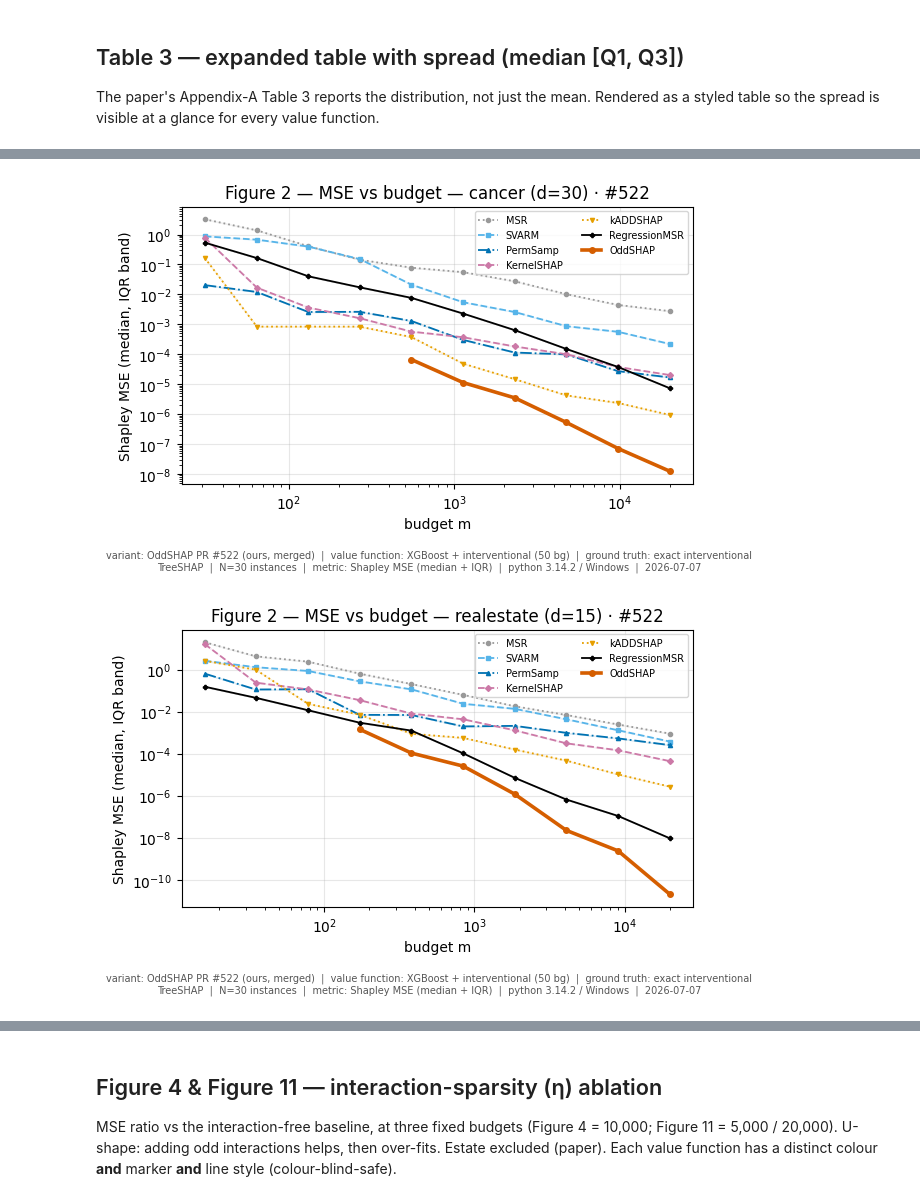
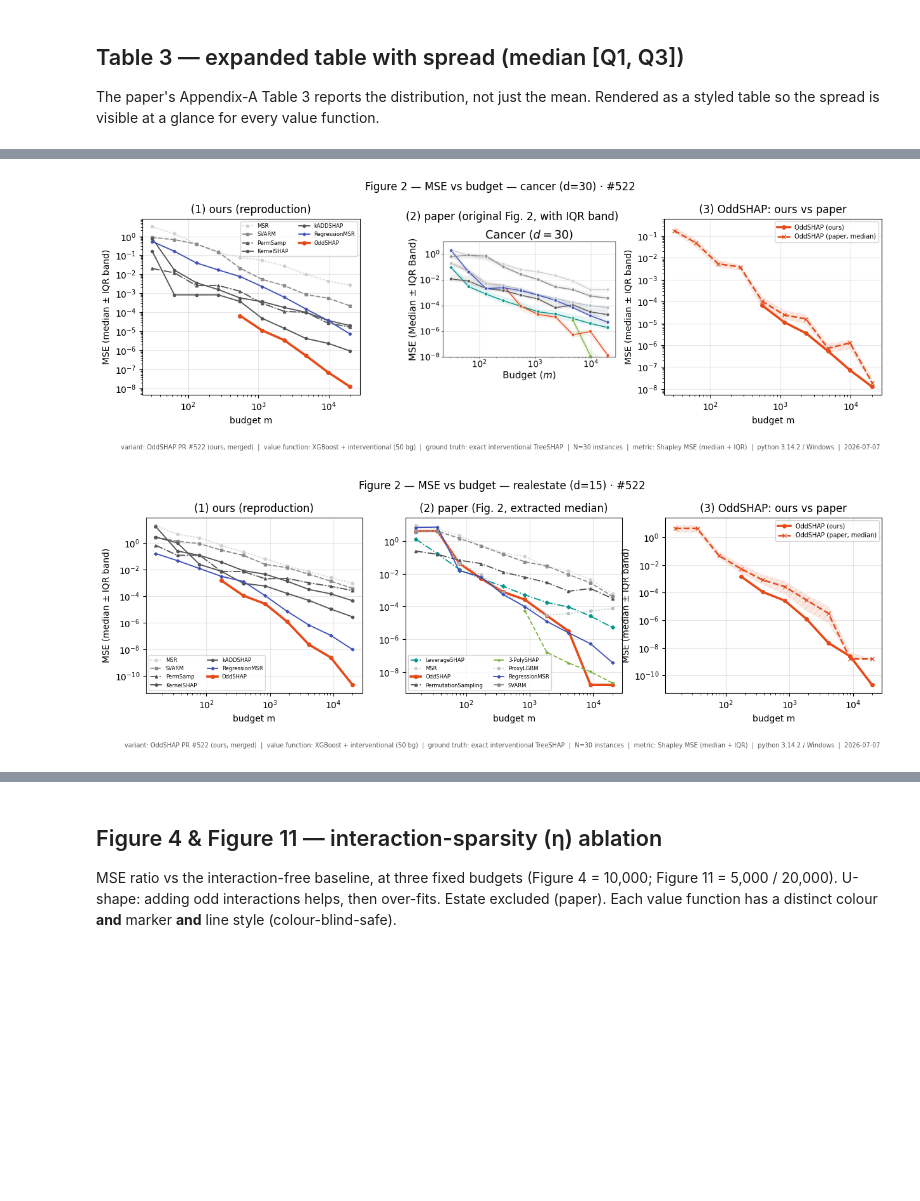
Before and after one commit to FabianK-Dev/shapiq, a Jupyter notebook: reproduction/nb1_reproduction_ours.ipynb, the cells around one changed output, grey strips where cells are left out. Saved outputs shown, nothing was run; the diff lists cells and outputs as text; code cells hidden in the pictures; blank space fills up the shorter version.

```diff
--- a/reproduction/nb1_reproduction_ours.ipynb
+++ b/reproduction/nb1_reproduction_ours.ipynb
@@ -101,25 +109,74 @@ fixed colour + marker + line style. OddSHAP turns on at budget ≥ n·η and dro
 # %%
-for vf in TAB_VFS:
-    curves = R.load_fig2(vf, VARIANT)
-    if not curves:
+import matplotlib.image as mpimg
+
+for vf in TAB_VFS + GPU_VFS:                       # all 8 value functions
+    ours = R.load_fig2(vf, VARIANT)
+    paper = R.load_paper_fig2(vf)
+    png = R.paper_figure_path(vf, "fig2")
+    band = R.load_paper_oddshap_band(vf)           # digitised paper OddSHAP band, if available
+    if not ours:
         continue
-    fig, ax = plt.subplots(figsize=(6.6, 4.2))
+    is_gpu = vf in GPU_VFS
+    banner = BANNER_GPU if is_gpu else BANNER_TAB
+    fig, axes = plt.subplots(1, 3, figsize=(15, 4.2))
+
+    # (1) ours — median + IQR band
+    ax = axes[0]
     for e in ESTIMATORS:
-        pts = sorted(curves.get(e, {}).items())
+        pts = sorted(ours.get(e, {}).items())
         if not pts:
             continue
         xs = [b for b, _ in pts]
         med = np.array([v[0] for _, v in pts])
         q1 = np.array([v[1] for _, v in pts]); q3 = np.array([v[2] for _, v in pts])
-        st = R.estimator_style(e)
+        st = R.paper_style(e)
         ax.plot(xs, np.clip(med, 1e-32, None), label=e, **st)
         ax.fill_between(xs, np.clip(q1, 1e-32, None), np.clip(q3, 1e-32, None),
-                        color=st["color"], alpha=0.12)
+                        color=st["color"], alpha=0.15)
     ax.set_xscale("log"); ax.set_yscale("log"); ax.grid(True, alpha=0.3)
-    ax.set_xlabel("budget m"); ax.set_ylabel("Shapley MSE (median, IQR band)")
-    ax.set_title(R.fig_title("Figure 2 — MSE vs budget", vf, VARIANT))
-    ax.legend(fontsize=7, ncol=2)
-    R.add_banner(fig, BANNER_TAB); plt.show()
+    ax.set_xlabel("budget m"); ax.set_ylabel("MSE (median ± IQR band)")
+    ax.set_title("(1) ours (reproduction)"); ax.legend(fontsize=6, ncol=2)
+
+    # (2) paper — the paper's original figure PNG (with IQR band) if we have it,
+    # otherwise redrawn from the extracted median coordinates (no band digitised).
+    ax = axes[1]
+    if png is not None:
+        ax.imshow(mpimg.imread(str(png))); ax.axis("off")
+        ax.set_title("(2) paper (original Fig. 2, with IQR band)")
+    elif paper:
+        for m, pts in paper.items():
+            ax.plot([b for b, _ in pts], [v for _, v in pts], label=m, **R.paper_style(m))
+        ax.set_xscale("log"); ax.set_yscale("log"); ax.grid(True, alpha=0.3)
+        ax.set_xlabel("budget m"); ax.legend(fontsize=6, ncol=2)
+        ax.set_title("(2) paper (Fig. 2, extracted median)")
+    else:
+        ax.axis("off"); ax.set_title("(2) paper — figure not available")
+
+    # (3) OddSHAP: ours (median + IQR band) vs paper (median, + band if digitised)
+    ax = axes[2]
+    op = sorted(ours.get("OddSHAP", {}).items())
+    if op:
+        xs = [b for b, _ in op]
+        med = np.clip([v[0] for _, v in op], 1e-32, None)
+        q1 = np.clip([v[1] for _, v in op], 1e-32, None); q3 = np.clip([v[2] for _, v in op], 1e-32, None)
+        st = R.paper_style("OddSHAP")
+        ax.plot(xs, med, label="OddSHAP (ours)", **st)
+        ax.fill_between(xs, q1, q3, color=st["color"], alpha=0.18)
+    if paper and "OddSHAP" in paper:
+        pp = paper["OddSHAP"]
+        pc = R.PAPER_COLOR["OddSHAP"]
+        ax.plot([b for b, _ in pp], [v for _, v in pp], label="OddSHAP (paper, median)",
+                color=pc, marker="x", linestyle="--", lw=1.8, ms=4)
+        if band:  # digitised paper IQR band
+            bx = [b for b, _, _, _ in band]
+            bq1 = [q1 for _, _, q1, _ in band]; bq3 = [q3 for _, _, _, q3 in band]
+            ax.fill_between(bx, bq1, bq3, color=pc, alpha=0.12, hatch="///", edgecolor=pc, lw=0)
+    ax.set_xscale("log"); ax.set_yscale("log"); ax.grid(True, alpha=0.3)
+    ax.set_xlabel("budget m"); ax.set_ylabel("MSE (median ± IQR band)")
+    ax.set_title("(3) OddSHAP: ours vs paper"); ax.legend(fontsize=7)
+
+    fig.suptitle(R.fig_title("Figure 2 — MSE vs budget", vf, VARIANT), y=1.02)
+    R.add_banner(fig, banner); plt.show()
 # %% [output]
-[figure, old version]
+[figure, new version]
-[figure, old version]
+[figure, new version]
```
Also changed, not shown: parts of 3 cells of this notebook, 16 other files.
